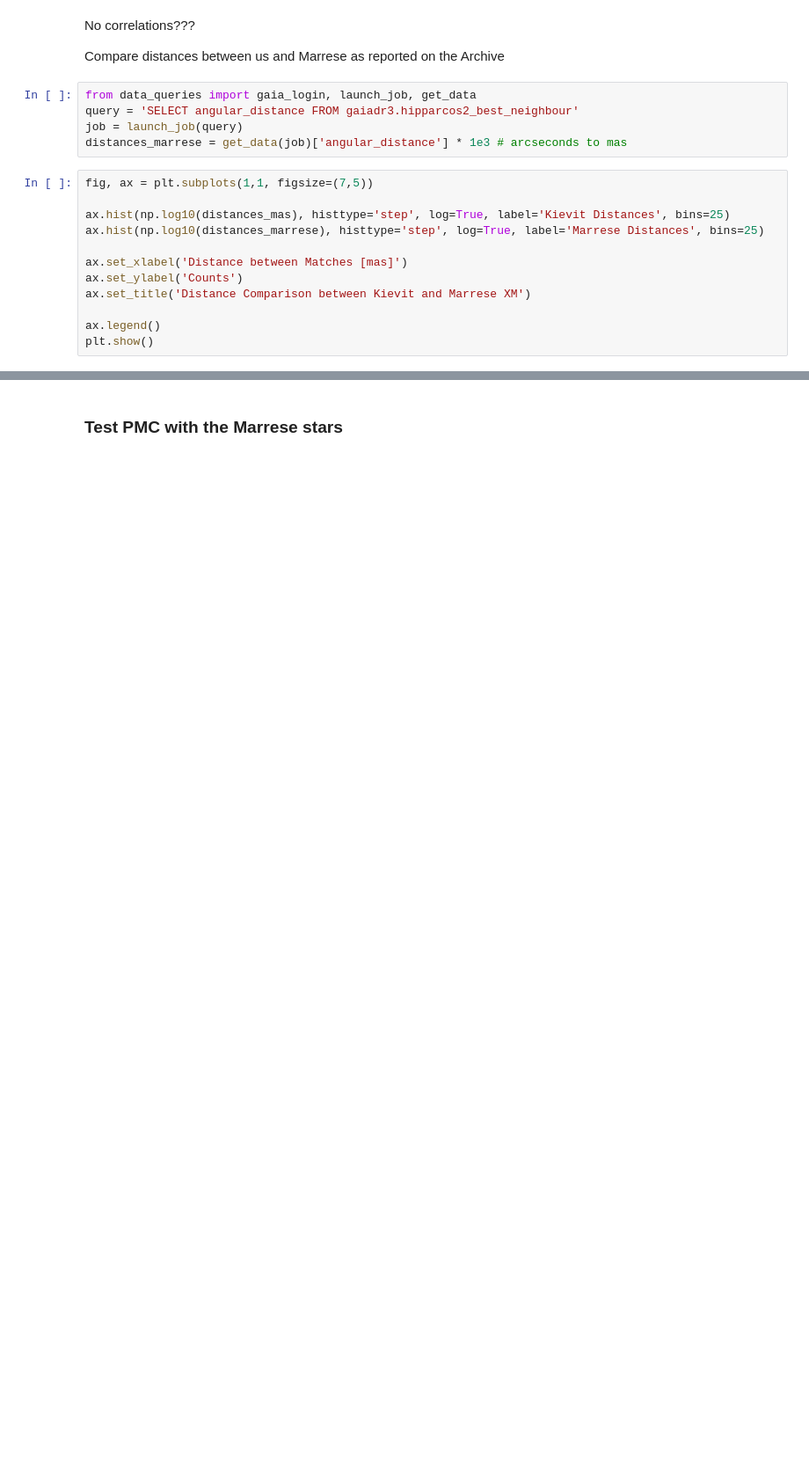
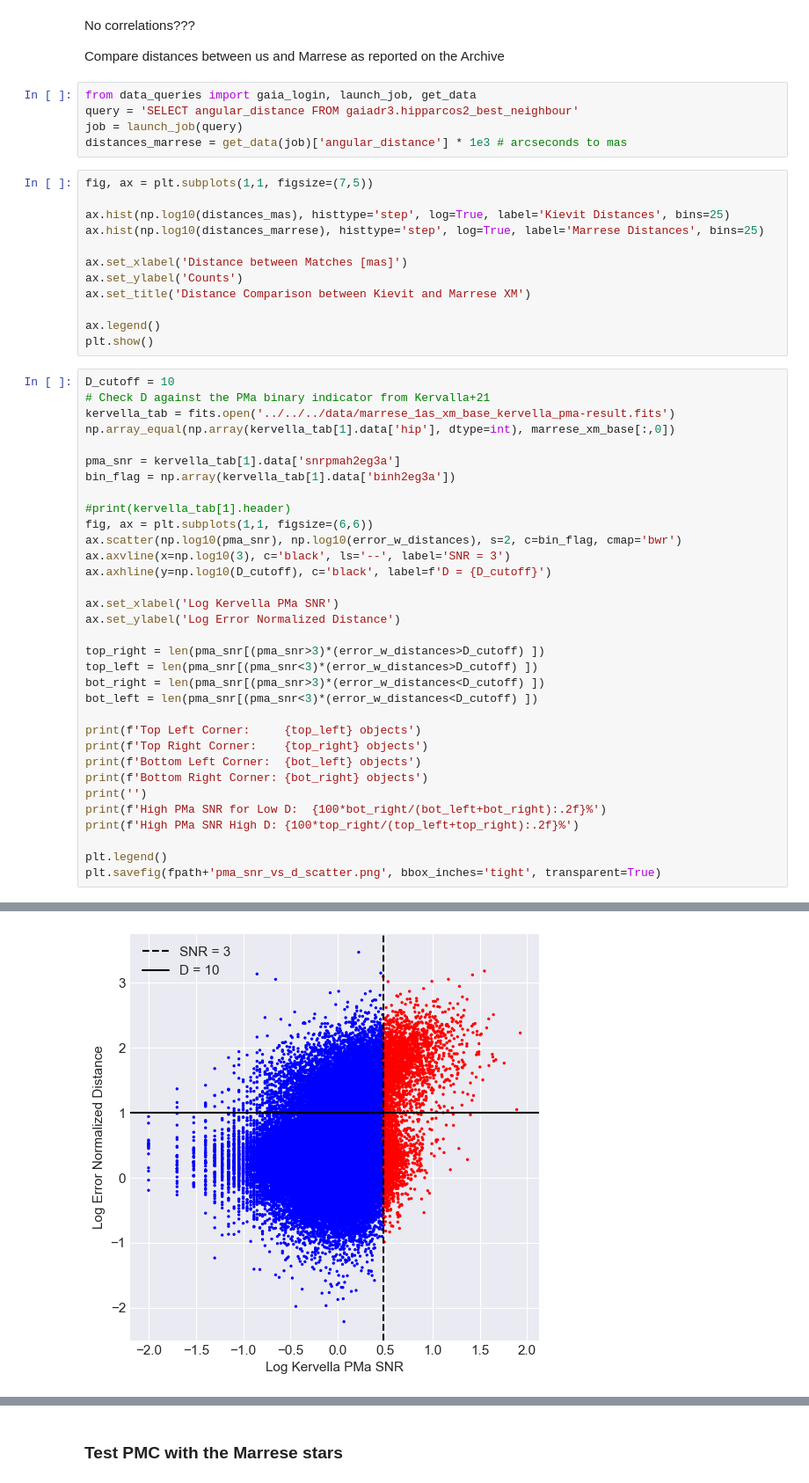
Before and after one commit to RenVit318/masterproject, a Jupyter notebook: src/notebooks/crossmatch_analysis.ipynb, the cells around one changed output, grey strips where cells are left out. Shown at 88% size. Drawn from its saved outputs; the diff is of its cells as text; blank space fills up the shorter version.

```diff
--- a/src/notebooks/crossmatch_analysis.ipynb
+++ b/src/notebooks/crossmatch_analysis.ipynb
@@ -881,3 +881,37 @@ ax.set_title('Distance Comparison between Kievit and Marrese XM')
 
 ax.legend()
 plt.show()
+# %%
+D_cutoff = 10
+# Check D against the PMa binary indicator from Kervalla+21
+kervella_tab = fits.open('../../../data/marrese_1as_xm_base_kervella_pma-result.fits')
+np.array_equal(np.array(kervella_tab[1].data['hip'], dtype=int), marrese_xm_base[:,0])
+
+pma_snr = kervella_tab[1].data['snrpmah2eg3a']
+bin_flag = np.array(kervella_tab[1].data['binh2eg3a'])
+
+#print(kervella_tab[1].header)
+fig, ax = plt.subplots(1,1, figsize=(6,6))
+ax.scatter(np.log10(pma_snr), np.log10(error_w_distances), s=2, c=bin_flag, cmap='bwr')
+ax.axvline(x=np.log10(3), c='black', ls='--', label='SNR = 3')
+ax.axhline(y=np.log10(D_cutoff), c='black', label=f'D = {D_cutoff}')
+
+ax.set_xlabel('Log Kervella PMa SNR')
+ax.set_ylabel('Log Error Normalized Distance')
+
+top_right = len(pma_snr[(pma_snr>3)*(error_w_distances>D_cutoff) ])
+top_left = len(pma_snr[(pma_snr<3)*(error_w_distances>D_cutoff) ])
+bot_right = len(pma_snr[(pma_snr>3)*(error_w_distances<D_cutoff) ])
+bot_left = len(pma_snr[(pma_snr<3)*(error_w_distances<D_cutoff) ])
+
+print(f'Top Left Corner:     {top_left} objects')
+print(f'Top Right Corner:    {top_right} objects')
+print(f'Bottom Left Corner:  {bot_left} objects')
+print(f'Bottom Right Corner: {bot_right} objects')
+print('')
+print(f'High PMa SNR for Low D:  {100*bot_right/(bot_left+bot_right):.2f}%')
+print(f'High PMa SNR High D: {100*top_right/(top_left+top_right):.2f}%')
+
+plt.legend()
+plt.savefig(fpath+'pma_snr_vs_d_scatter.png', bbox_inches='tight', transparent=True)
+# %% [output]
@@ -883,0 +925 @@ plt.show()
+[figure, added]
```
Also changed, not shown: parts of 12 cells of this notebook.
